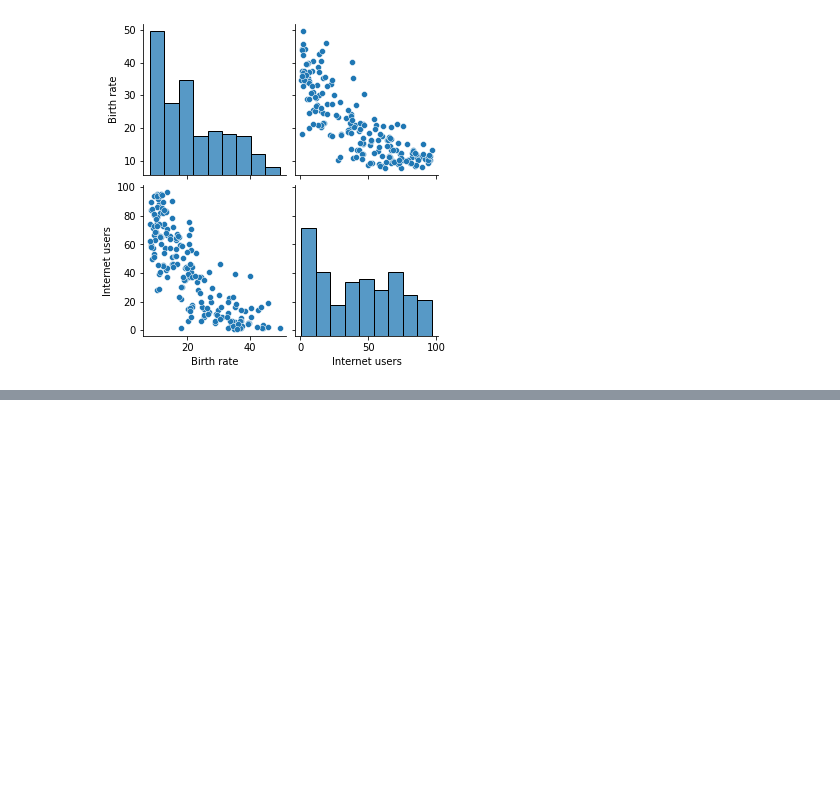
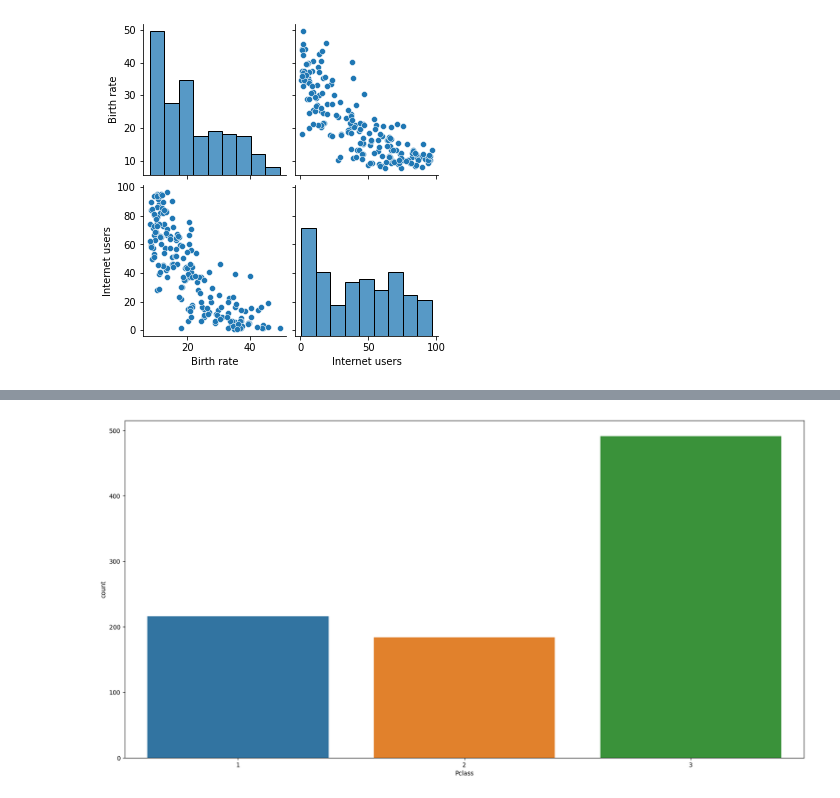
Before and after one commit to erynnguyen/python101, a Jupyter notebook: visualize_data.ipynb, the cells around one changed output, grey strips where cells are left out. Saved outputs shown, nothing was run; the diff lists cells and outputs as text; code cells hidden in the pictures; blank space fills up the shorter version.

```diff
--- a/visualize_data.ipynb
+++ b/visualize_data.ipynb
@@ -257,0 +305,9 @@ sns.pairplot(df)
+# %%
+# Make the figure larger
+# by inches
+
+plt.figure(figsize=(20, 10))  #(width, height)in inches
+sns.countplot(data=df, x='Pclass')
+plt.show()
+# %% [output]
+[figure, added]
```
Also changed, not shown: parts of 67 cells of this notebook.
